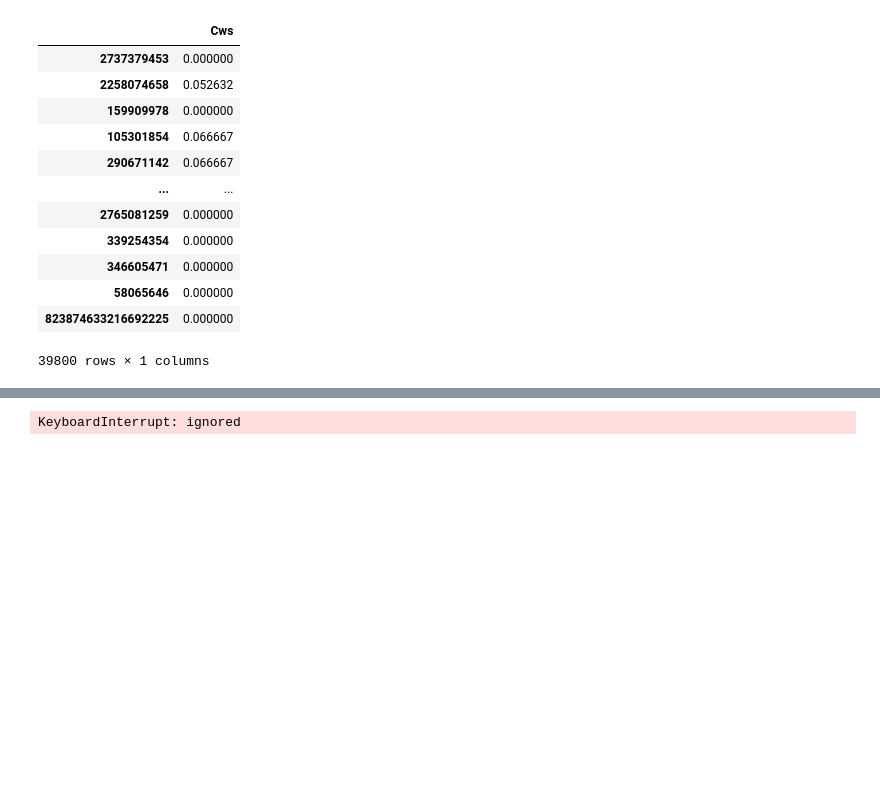
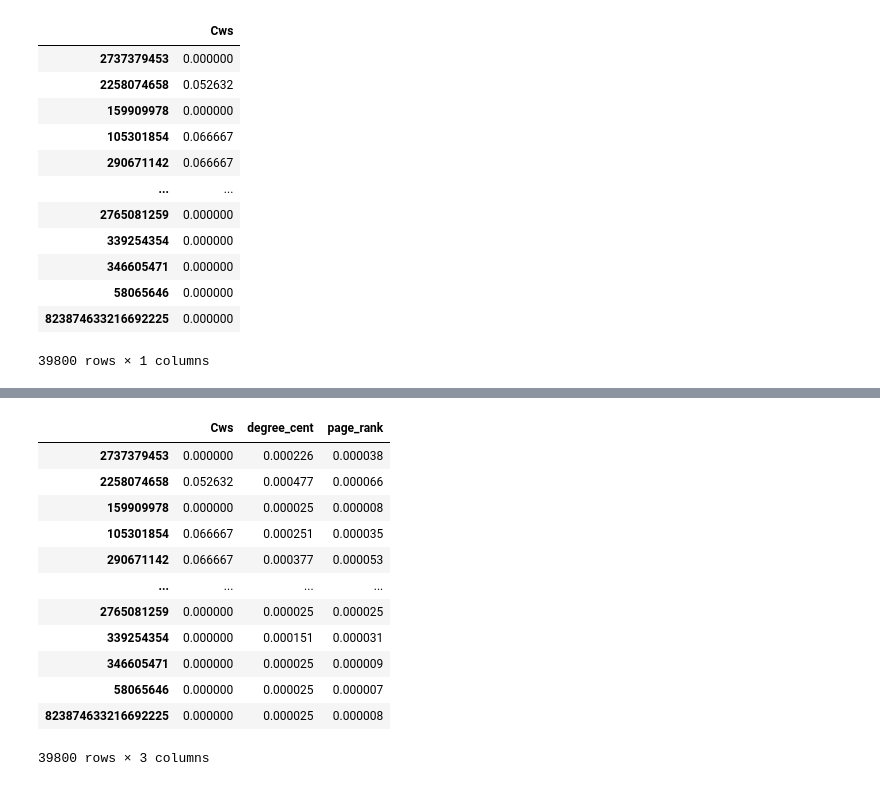
Before and after one commit to rafaborneo/graph_course, a Jupyter notebook: Borneo_Graphs_Practico1.ipynb, the cells around one changed output, grey strips where cells are left out. Saved outputs shown, nothing was run; the diff lists cells and outputs as text; code cells hidden in the pictures; blank space fills up the shorter version.

```diff
--- a/Borneo_Graphs_Practico1.ipynb
+++ b/Borneo_Graphs_Practico1.ipynb
@@ -212,14 +226,7 @@ df3
-# %%
-betweenness = nx.betweenness_centrality(dir_G)
-eigenvector = nx.eigenvector_centrality(dir_G)
-closeness = nx.closeness_centrality(dir_G)
-katz = nx.katz_centrality(dir_G)
-pagerank = nx.pagerank(dir_G)
-
-df3['betweenness'] = list(betweenness.values())
-df3['eigenvector'] = list(eigenvector.values())
-df3['closeness'] = list(closeness.values())
-df3['katz'] = list(katz.values())
-df3['pagerank'] = list(pagerank.values())
-# %% [output]
-KeyboardInterrupt: ignored
+# %%
+deg_centrality = nx.degree_centrality(dir_G)
+# %%
+pr = nx.pagerank(dir_G, alpha = 0.8)
+# %%
+df3['degree_cent'] = list(deg_centrality.values())
+df3['page_rank'] = list(pr.values())
@@ -226,2 +235,16 @@ KeyboardInterrupt: ignored
 # %%
-df3.shape
+df3
+# %% [output]
+|  | Cws | degree_cent | page_rank |
+| 2737379453 | 0.000000 | 0.000226 | 0.000038 |
+| 2258074658 | 0.052632 | 0.000477 | 0.000066 |
+| 159909978 | 0.000000 | 0.000025 | 0.000008 |
+| 105301854 | 0.066667 | 0.000251 | 0.000035 |
+| 290671142 | 0.066667 | 0.000377 | 0.000053 |
+| ... | ... | ... | ... |
+| 2765081259 | 0.000000 | 0.000025 | 0.000025 |
+| 339254354 | 0.000000 | 0.000151 | 0.000031 |
+| 346605471 | 0.000000 | 0.000025 | 0.000009 |
+| 58065646 | 0.000000 | 0.000025 | 0.000007 |
+| 823874633216692225 | 0.000000 | 0.000025 | 0.000008 |
+39800 rows × 3 columns
```
Also changed, not shown: parts of 6 cells of this notebook.
